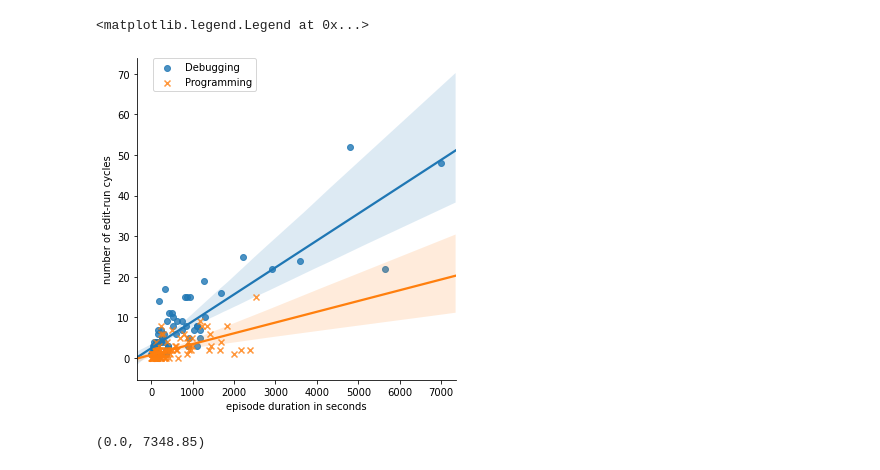
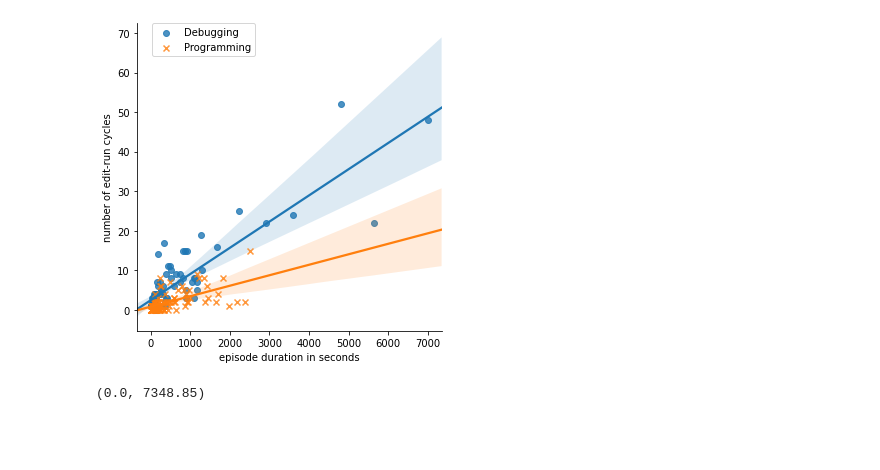
Before and after one commit to Alaboudi1/editRunCyclesAnalysis, a Jupyter notebook: ploting.ipynb, the cells around one changed output. Drawn from its saved outputs; the diff is of its cells as text; code cells hidden in the pictures; blank space fills up the shorter version.

Commit message:
added pdf figures for Q1

```diff
--- a/ploting.ipynb
+++ b/ploting.ipynb
@@ -7,10 +7,10 @@ import matplotlib.pyplot as plt
 # %%
 l=sns.lmplot(x="episode duration in seconds", y="number of edit-run cycles", hue="Work",markers=["o", "x"],truncate=False, data=data, legend_out=False)
 plt.legend(bbox_to_anchor=(0.05, 1), loc=2, borderaxespad=0.)
-# plt.tight_layout()
+plt.tight_layout()
+plt.savefig("episodeTimeVsCycle.pdf")
 # %% [output]
-<matplotlib.legend.Legend at 0x...>
-[figure, old version]
+[figure, new version]
 # %%
 sns.relplot(
     data=data, x="episode duration in seconds", y="number of edit-run cycles",
```
Also changed, not shown: 5 other files.
